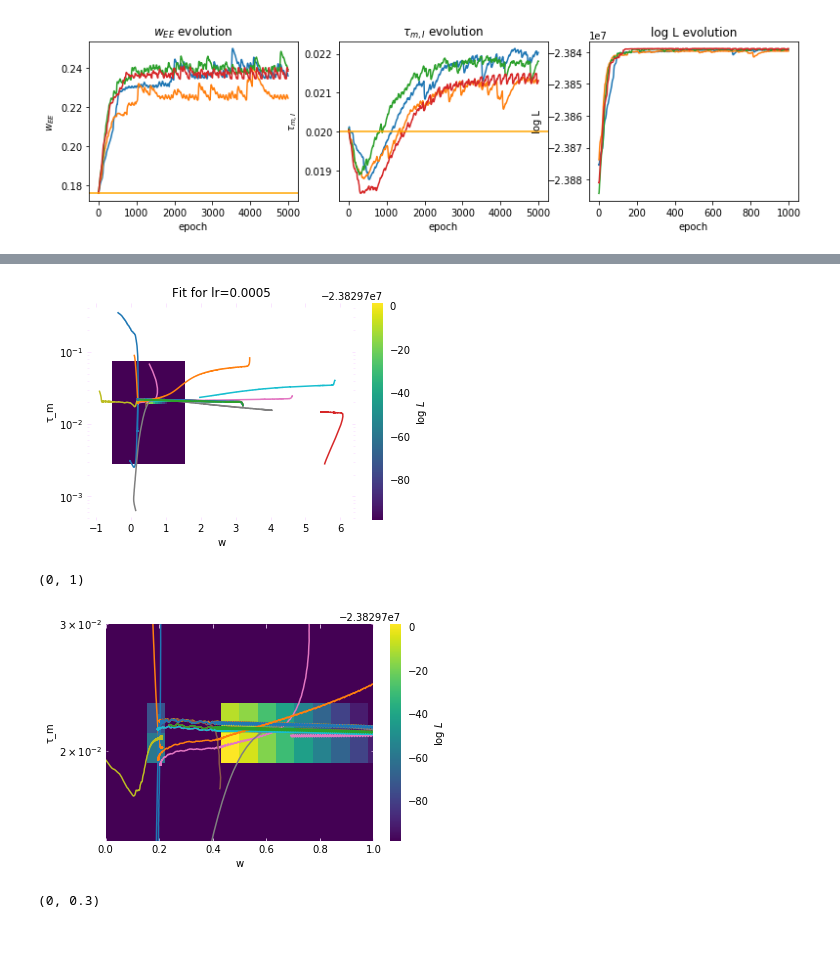
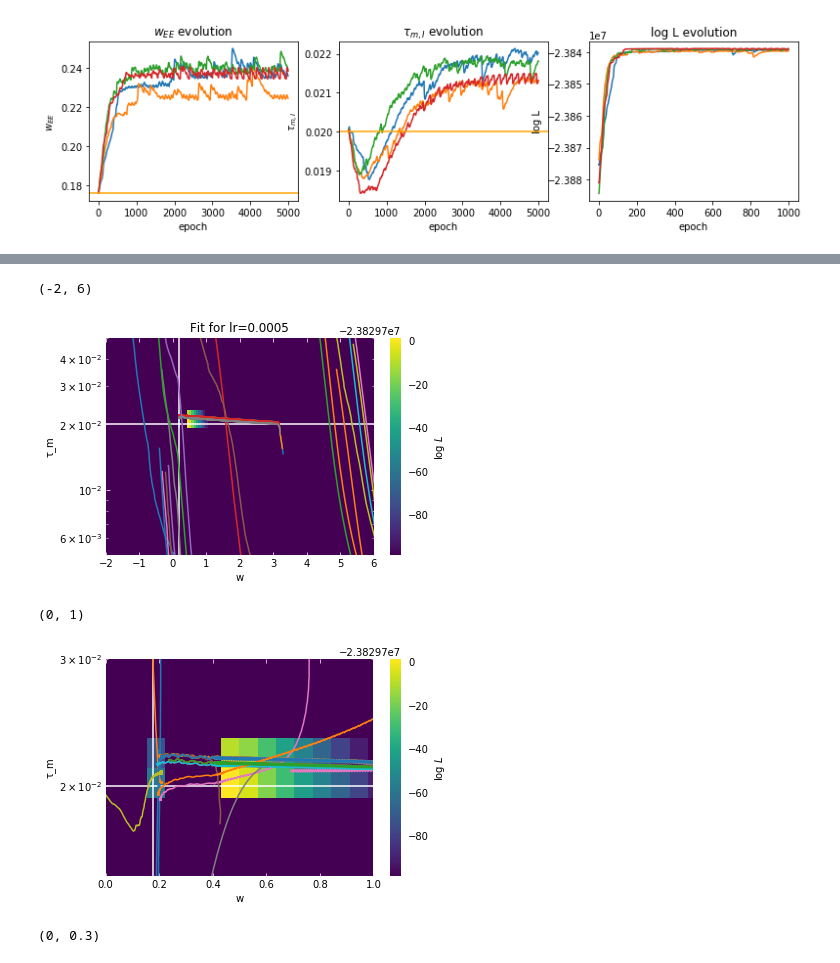
Before and after one commit to mackelab/mesoGIF, a Jupyter notebook: Fits.ipynb, the cells around one changed output, grey strips where cells are left out. Drawn from its saved outputs; the diff is of its cells as text; code cells hidden in the pictures.

```diff
--- a/Fits.ipynb
+++ b/Fits.ipynb
@@ -200,4 +467,4 @@ plot_evol(0.005, 100)
 # %%
-for key, sgd in sgds.items():
+for key, sgd in sgds_initrnd.items():
     if key.lr == 0.005 and key.batch == 100:
         sgd.verify_transforms()
@@ -217,8 +471,8 @@ Press y to confirm that these transforms are not malicious.y
 # %%
-plt.title("Fit for lr=0.05")
+plt.title("Fit for lr=0.005")
 
 anlz.plot(logL)
-for key, sgd in sgds.items():
+for key, sgd in sgds_initrnd.items():
     if key.lr == 0.005 and key.batch == 100:
         sgd.plot_param_evol_overlay(logL)
 plt.axvline(sgd.trueparams[mfmodelT.params.w][0,0], color='white', zorder=1)
@@ -242,3 +497,2 @@ plot_evol(sgds_initrnd, 0.0005, 100)
-# %%
-logL = HeatMap.from_raw(io.loadraw("data/short_adap/fsgif_8s_sin-input_loglikelihood_theano.sir"))
-logL.set_floor(logL.max()-100)
+# %%
+sgd = list(sgds_initrnd.values())[0]
@@ -249,27 +508,33 @@ for key, sgd in sgds_initrnd.items():
 # %%
 plt.title("Fit for lr=0.0005")
 
 anlz.plot(logL)
-#plt.axvline(sgd.trueparams[mfmodelT.params.w][0,0], color='white', zorder=1)
-#plt.axhline(sgd.trueparams[mfmodelT.params.τ_m][1], color='white', zorder=1)
+plt.axvline(sgd.trueparams[mfmodelT.params.w][0,0], color='white', zorder=1)
+plt.axhline(sgd.trueparams[mfmodelT.params.τ_m][1], color='white', zorder=1)
 
 #logL.set_ceil(logL[0.0:0.3, 0.015:0.03].max())
 #logL.set_floor(logL[0.0:0.3, 0.015:0.03].min())
 
 #for key, sgd in sgds_initgt.items():
 #    if key.lr == 0.0005:
 #        sgd.plot_param_evol_overlay(logL)
 
 for key, sgd in sgds_initrnd.items():
     if key.lr == 0.0005:
         sgd.plot_param_evol_overlay(logL)
 
+plt.gca().set_facecolor('#440154')
 #plt.ylim((0.015, 0.03))
 #plt.xlim((0, 1))
+plt.ylim((0.005, 0.05))
+plt.xlim((-2, 6))
 # %% [output]
+(-2, 6)
-[figure, old version]
+[figure, new version]
 # %%
 anlz.plot(logL)
+plt.axvline(sgd.trueparams[mfmodelT.params.w][0,0], color='white', zorder=1)
+plt.axhline(sgd.trueparams[mfmodelT.params.τ_m][1], color='white', zorder=1)
 
 for key, sgd in sgds_initrnd.items():
     if key.lr == 0.0005:
@@ -279,7 +544,7 @@ plt.ylim((0.015, 0.03))
 plt.xlim((0, 1))
 # %% [output]
 (0, 1)
-[figure, old version]
+[figure, new version]
 # %%
 plt.title("Fit for lr=0.0005")
 
```
Also changed, not shown: parts of 47 cells of this notebook, 6 other files.
